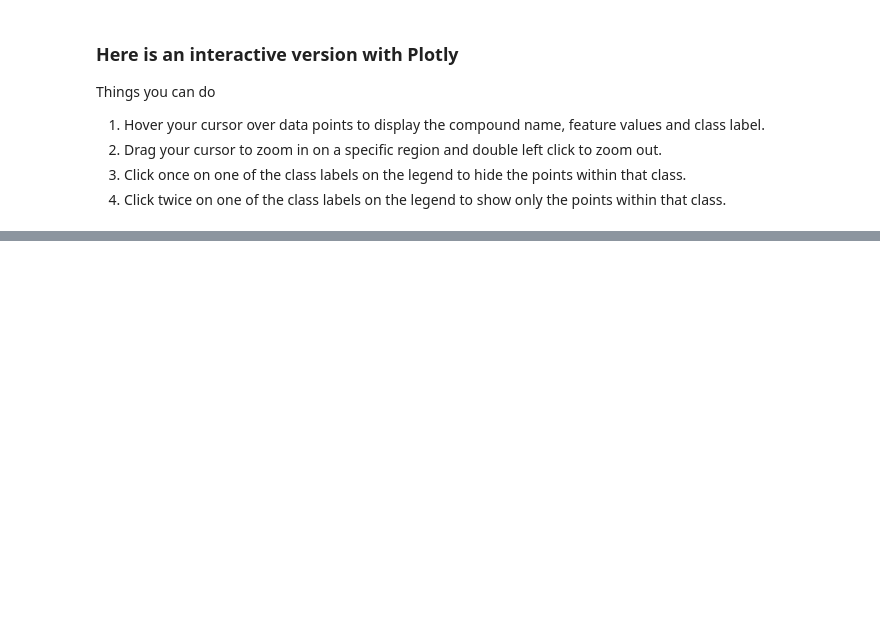
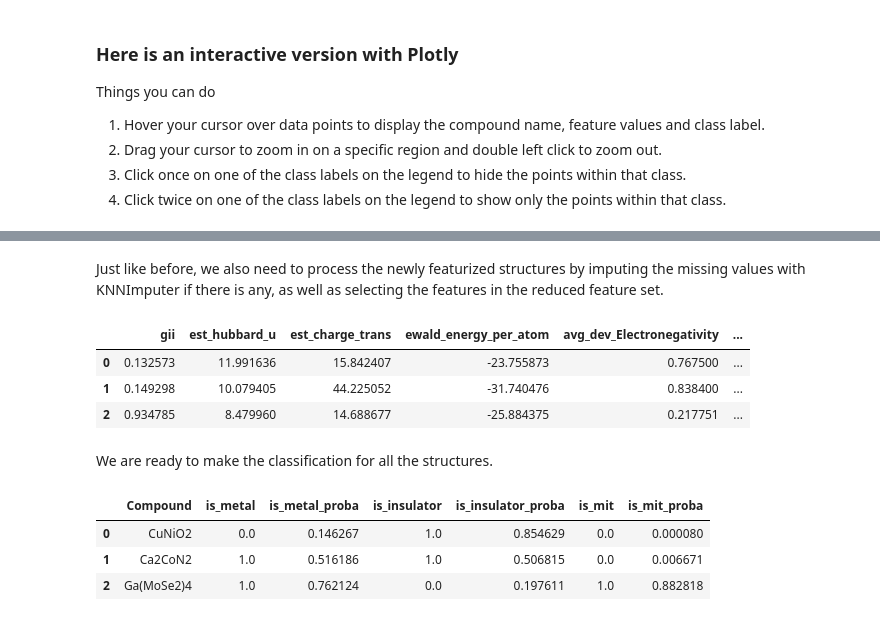
Before and after one commit to rpw199912j/mit_model_code, a Jupyter notebook: notebooks/pipeline_demo.ipynb, the cells around one changed output, grey strips where cells are left out. Saved outputs shown, nothing was run; the diff lists cells and outputs as text; code cells hidden in the pictures; blank space fills up the shorter version.

```diff
--- a/notebooks/pipeline_demo.ipynb
+++ b/notebooks/pipeline_demo.ipynb
@@ -286,0 +349,38 @@ IFrame(src='../plots/new_struct_mendeleev_cov_radius.html', width=1100, height=1
+# %% [markdown]
+Just like before, we also need to process the newly featurized structures by imputing the missing values with KNNImputer if there is any, as well as selecting the features in the reduced feature set.
+# %%
+new_batch_df, new_batch_df_with_name = process_new_struct_df(df_batch_output, df_full)
+new_batch_df = new_batch_df.filter(items=df.columns)
+new_batch_df
+# %% [output]
+|  | gii | est_hubbard_u | est_charge_trans | ewald_energy_per_atom | avg_dev_Electronegativity | ... |
+| 0 | 0.132573 | 11.991636 | 15.842407 | -23.755873 | 0.767500 | ... |
+| 1 | 0.149298 | 10.079405 | 44.225052 | -31.740476 | 0.838400 | ... |
+| 2 | 0.934785 | 8.479960 | 14.688677 | -25.884375 | 0.217751 | ... |
+# %% [markdown]
+We are ready to make the classification for all the structures.
+# %%
+# initialize an empty list to store all the classification result
+classification_lst = []
+# iterate through all the models
+for model in [metal_model, insulator_model, mit_model]:
+    # get the binary classification as 0 or 1
+    classification = np.reshape(model.predict(new_batch_df), (3,1))
+    # get the classification probability for the positive class
+    classification_proba = np.reshape(model.predict_proba(new_batch_df)[:, 1], (3, 1))
+    # for each model, concatenate the binary classification and classification probability
+    classification_lst.append(np.concatenate((classification, classification_proba), axis=1))
+# %%
+# create a dataframe to store the classification result
+classification_result_df = pd.DataFrame(np.concatenate(classification_lst, axis=1), columns=["is_metal", "is_metal_proba",
+                                                                                             "is_insulator", "is_insulator_proba",
+                                                                                             "is_mit", "is_mit_proba"])
+# add back the compound formula
+classification_result_df = pd.concat([new_batch_df_with_name[["Compound"]], classification_result_df], axis=1)
+# %%
+classification_result_df
+# %% [output]
+|  | Compound | is_metal | is_metal_proba | is_insulator | is_insulator_proba | is_mit | is_mit_proba |
+| 0 | CuNiO2 | 0.0 | 0.146267 | 1.0 | 0.854629 | 0.0 | 0.000080 |
+| 1 | Ca2CoN2 | 1.0 | 0.516186 | 1.0 | 0.506815 | 0.0 | 0.006671 |
+| 2 | Ga(MoSe2)4 | 1.0 | 0.762124 | 0.0 | 0.197611 | 1.0 | 0.882818 |
```
Also changed, not shown: parts of 15 cells of this notebook.
